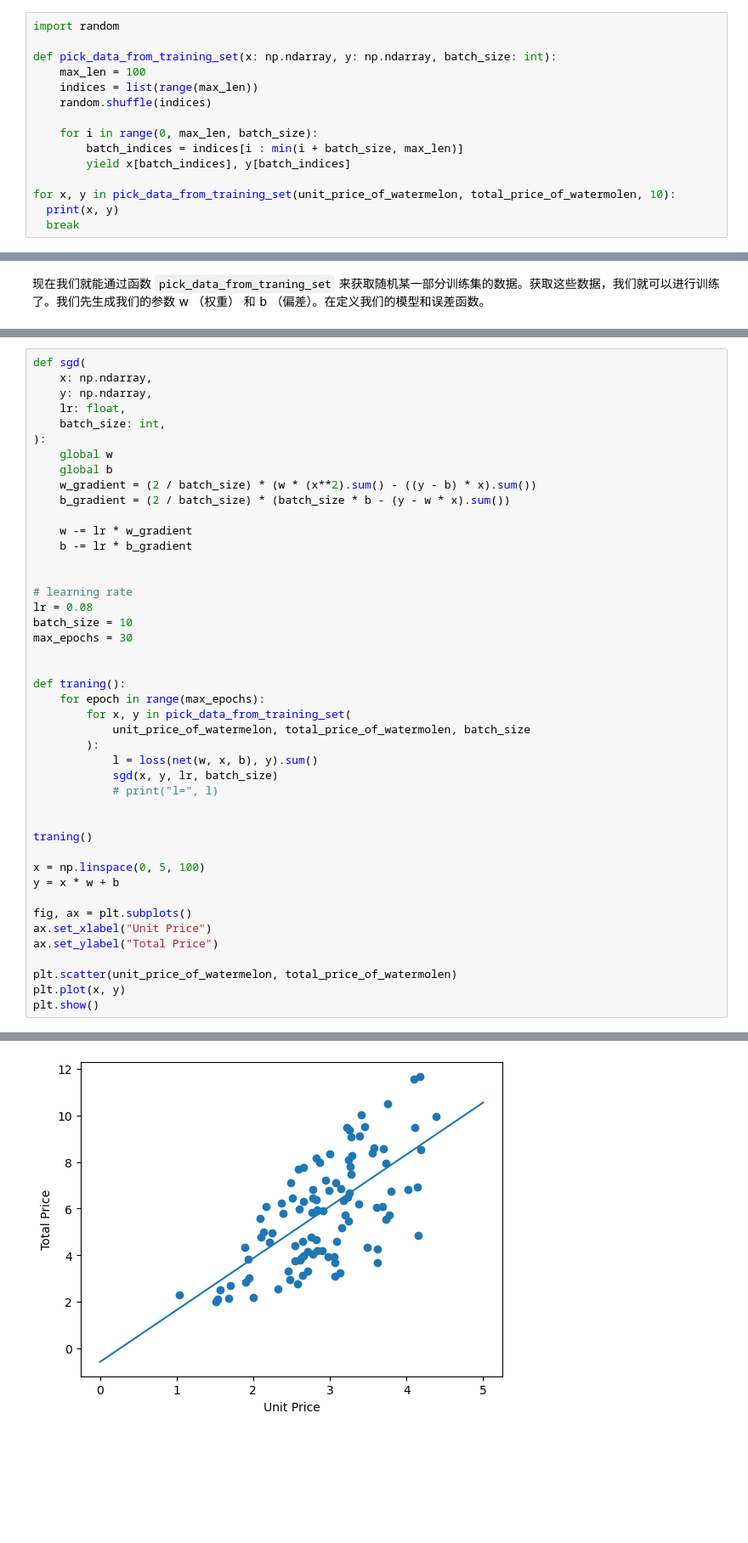
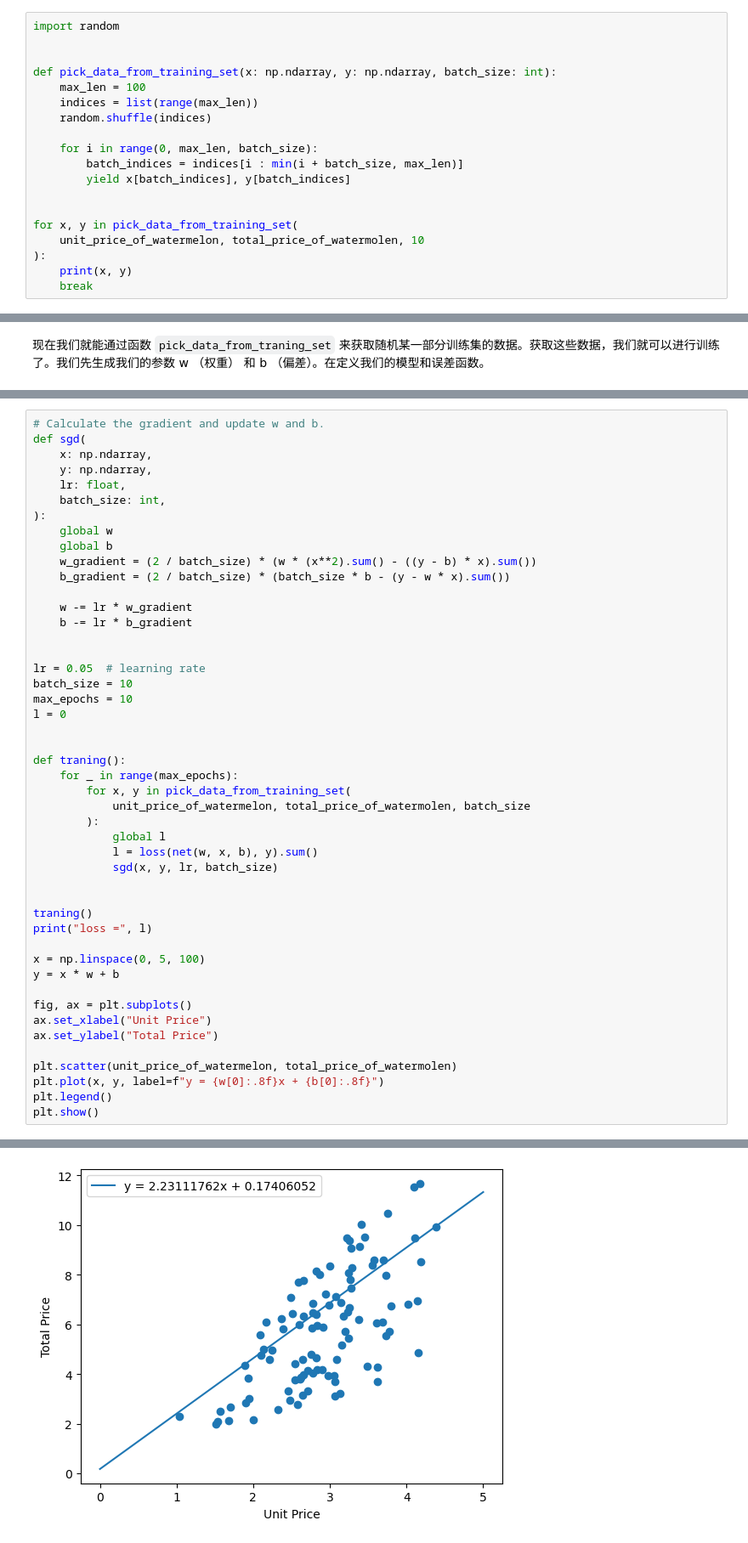
Before and after one commit to IEXPECTATION/linear-regression, a Jupyter notebook: linear_regression.ipynb, the cells around one changed output, grey strips where cells are left out. Shown: that part at 85% size. Cells and saved outputs as stored; diff of their text form; blank space fills up the shorter version.

Commit message:
minor: Accomplished the first stage. Continued learning.

```diff
--- a/linear_regression.ipynb
+++ b/linear_regression.ipynb
@@ -31,6 +31,7 @@ plt.show()
 从上图可以观察到，单价和数量与总价总有一种隐隐约约的线性关系。现在，我们要看开始着手训练我们的模型了。首先我们有一个能够获得一些随机的数据的方法来选取训练的数据。
 # %%
 import random
+
 
 def pick_data_from_training_set(x: np.ndarray, y: np.ndarray, batch_size: int):
     max_len = 100
@@ -41,7 +42,10 @@ def pick_data_from_training_set(x: np.ndarray, y: np.ndarray, batch_size: int):
         batch_indices = indices[i : min(i + batch_size, max_len)]
         yield x[batch_indices], y[batch_indices]
 
-for x, y in pick_data_from_training_set(unit_price_of_watermelon, total_price_of_watermolen, 10):
-  print(x, y)
-  break
+
+for x, y in pick_data_from_training_set(
+    unit_price_of_watermelon, total_price_of_watermolen, 10
+):
+    print(x, y)
+    break
 # %% [output]
@@ -70,4 +73,5 @@ loss = mse
 # %%
+# Calculate the gradient and update w and b.
 def sgd(
     x: np.ndarray,
     y: np.ndarray,
@@ -83,23 +87,24 @@ def sgd(
     b -= lr * b_gradient
 
 
-# learning rate
-lr = 0.08
+lr = 0.05  # learning rate
 batch_size = 10
-max_epochs = 30
+max_epochs = 10
+l = 0
 
 
 def traning():
-    for epoch in range(max_epochs):
+    for _ in range(max_epochs):
         for x, y in pick_data_from_training_set(
             unit_price_of_watermelon, total_price_of_watermolen, batch_size
         ):
+            global l
             l = loss(net(w, x, b), y).sum()
             sgd(x, y, lr, batch_size)
-            # print("l=", l)
 
 
 traning()
+print("loss =", l)
 
 x = np.linspace(0, 5, 100)
 y = x * w + b
@@ -109,6 +114,7 @@ ax.set_xlabel("Unit Price")
 ax.set_ylabel("Total Price")
 
 plt.scatter(unit_price_of_watermelon, total_price_of_watermolen)
-plt.plot(x, y)
+plt.plot(x, y, label=f"y = {w[0]:.8f}x + {b[0]:.8f}")
+plt.legend()
 plt.show()
 # %% [output]
@@ -115 +122 @@ plt.show()
-[figure, old version]
+[figure, new version]
```
Also changed, not shown: parts of 7 cells of this notebook.
